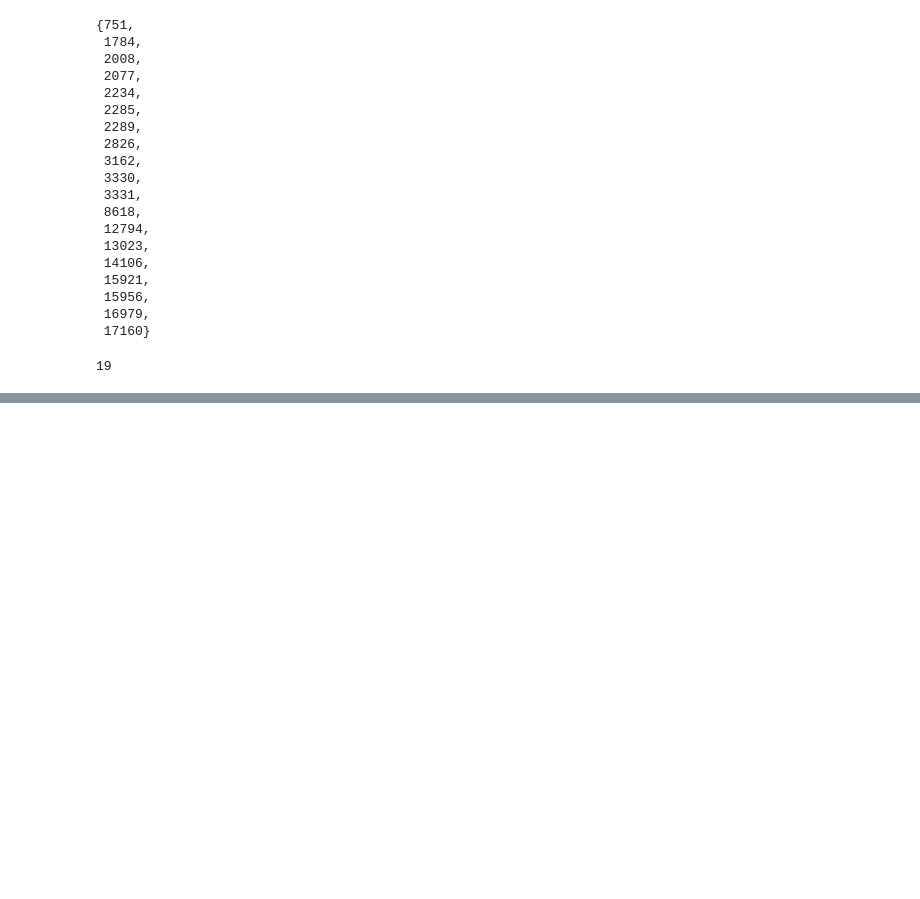
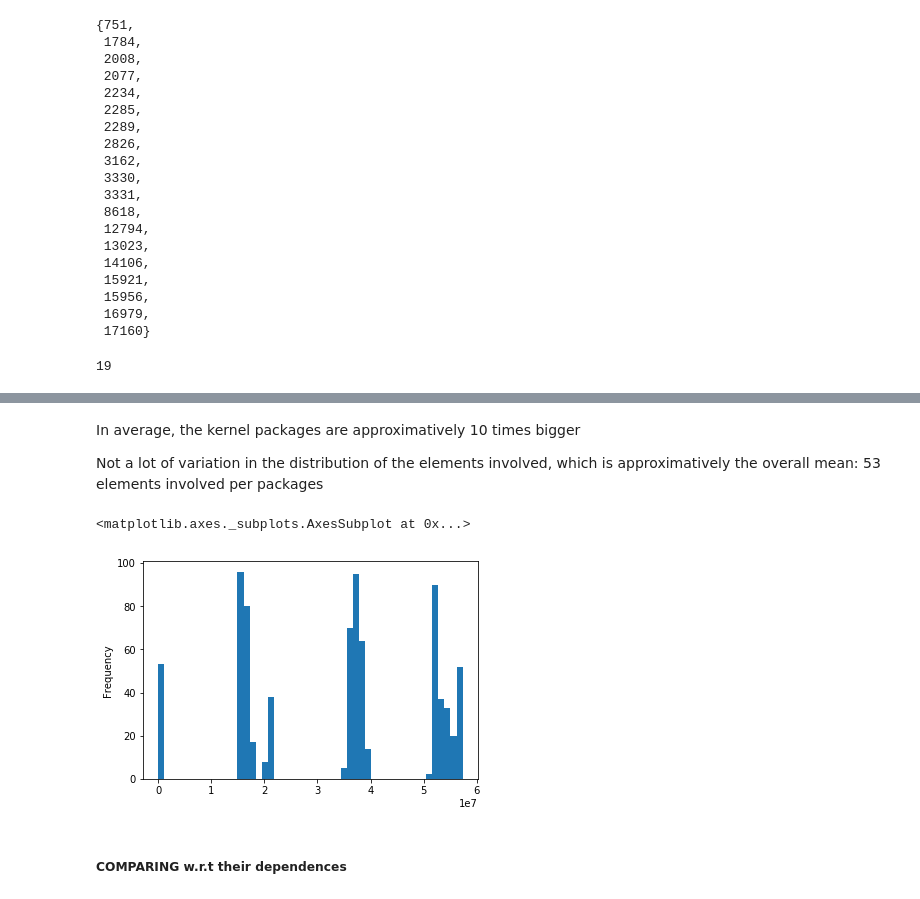
Before and after one commit to alex35469/fingerpatch, a Jupyter notebook: attack/Attack_vizualization.ipynb, the cells around one changed output, grey strips where cells are left out. Drawn from its saved outputs; the diff is of its cells as text; code cells hidden in the pictures; blank space fills up the shorter version.

Commit message:
Kernel Packages

```diff
--- a/attack/Attack_vizualization.ipynb
+++ b/attack/Attack_vizualization.ipynb
@@ -1214,0 +1226,2 @@ trace
+# %%
+lin_im = gt[gt.Package.str.contains("linux-image")]
@@ -1214,0 +1271,11 @@ trace
+# %% [markdown]
+In average, the kernel packages are approximatively 10 times bigger
+
+Not a lot of variation in the distribution of the elements involved, which is approximatively the overall mean: 53 elements involved per packages
+# %%
+lin_im.Size.plot.hist(bins = 50)
+# %% [output]
+<matplotlib.axes._subplots.AxesSubplot at 0x...>
+[figure, added]
+# %% [markdown]
+##### COMPARING w.r.t their dependences #####
```
Also changed, not shown: parts of 18 cells of this notebook.
